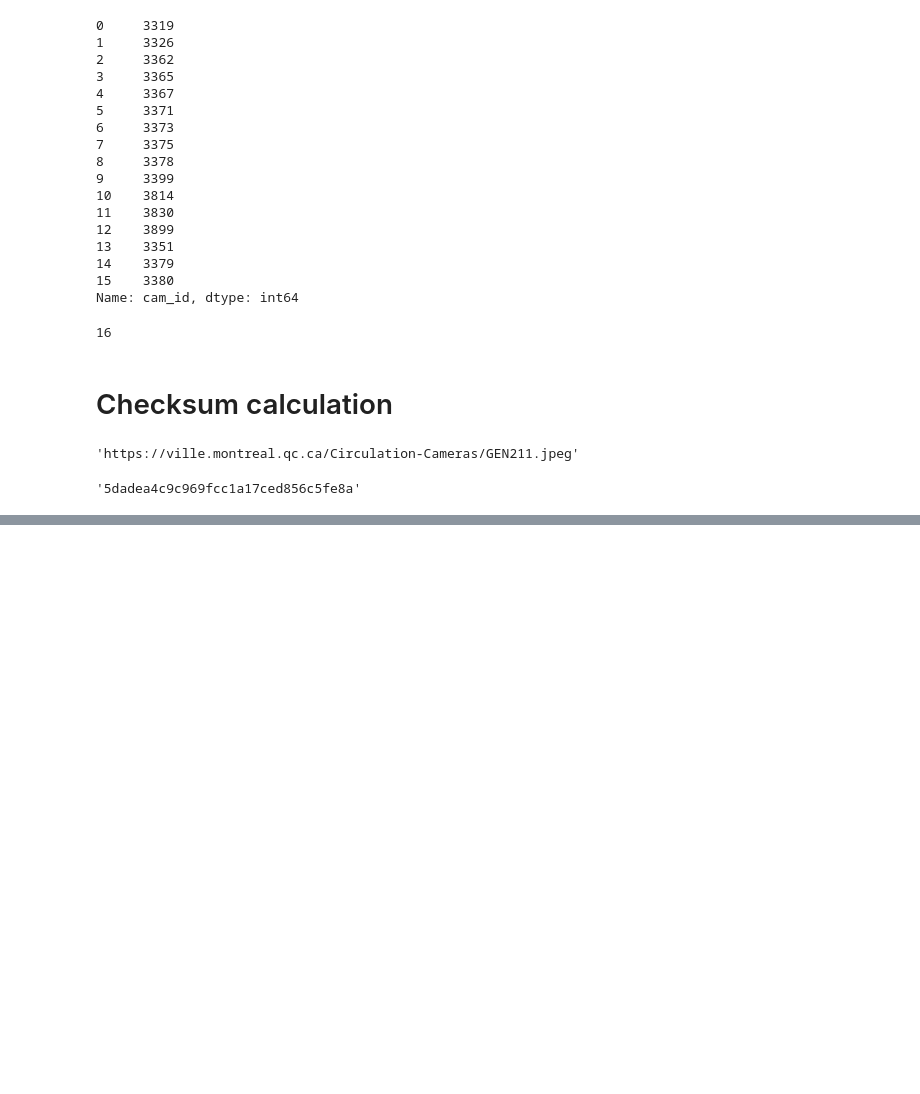
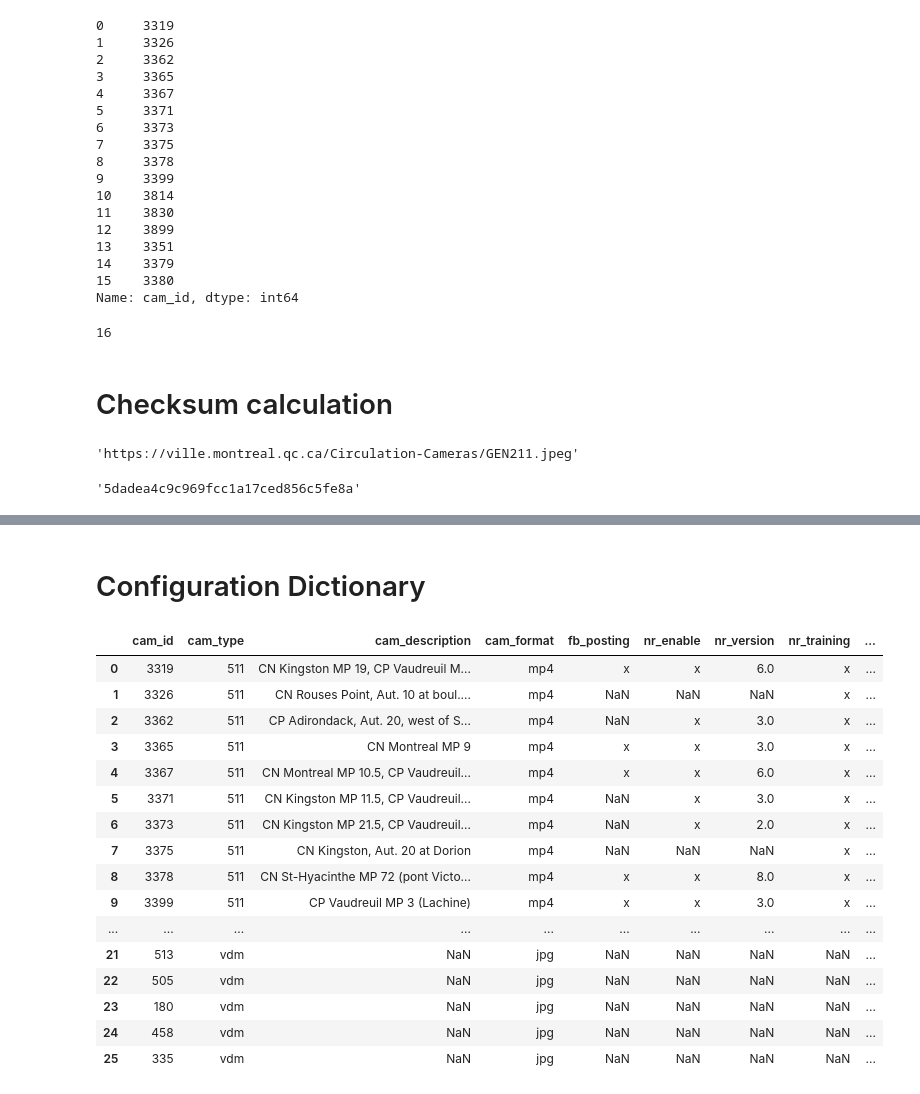
Before and after one commit to georgdenoix/AutomatedTrainSightings, a Jupyter notebook: TrainDetectorModel_Sandbox.ipynb, the cells around one changed output, grey strips where cells are left out. Cells and saved outputs as stored; diff of their text form; code cells hidden in the pictures; blank space fills up the shorter version.

```diff
--- a/TrainDetectorModel_Sandbox.ipynb
+++ b/TrainDetectorModel_Sandbox.ipynb
@@ -740,0 +808,2 @@ hashlib.md5(open(data_file_name, 'rb').read()).hexdigest()
+# %% [markdown]
+# Configuration Dictionary
@@ -740,0 +814,25 @@ hashlib.md5(open(data_file_name, 'rb').read()).hexdigest()
+# %%
+root_folder = 'C:\\Users\\georg\\Pictures\\TrainDetector'
+configuration_file = 'train_detection_configuration.csv'
+# %%
+configuration_pd = pd.read_csv(os.path.join(root_folder, configuration_file), encoding = "ISO-8859-1")
+# %%
+configuration_pd
+# %% [output]
+|  | cam_id | cam_type | cam_description | cam_format | fb_posting | nr_enable | nr_version | nr_training | ... |
+| 0 | 3319 | 511 | CN Kingston MP 19, CP Vaudreuil M... | mp4 | x | x | 6.0 | x | ... |
+| 1 | 3326 | 511 | CN Rouses Point, Aut. 10 at boul.... | mp4 | NaN | NaN | NaN | x | ... |
+| 2 | 3362 | 511 | CP Adirondack, Aut. 20, west of S... | mp4 | NaN | x | 3.0 | x | ... |
+| 3 | 3365 | 511 | CN Montreal MP 9 | mp4 | x | x | 3.0 | x | ... |
+| 4 | 3367 | 511 | CN Montreal MP 10.5, CP Vaudreuil... | mp4 | x | x | 6.0 | x | ... |
+| 5 | 3371 | 511 | CN Kingston MP 11.5, CP Vaudreuil... | mp4 | NaN | x | 3.0 | x | ... |
+| 6 | 3373 | 511 | CN Kingston MP 21.5, CP Vaudreuil... | mp4 | NaN | x | 2.0 | x | ... |
+| 7 | 3375 | 511 | CN Kingston, Aut. 20 at Dorion | mp4 | NaN | NaN | NaN | x | ... |
+| 8 | 3378 | 511 | CN St-Hyacinthe MP 72 (pont Victo... | mp4 | x | x | 8.0 | x | ... |
+| 9 | 3399 | 511 | CP Vaudreuil MP 3 (Lachine) | mp4 | x | x | 3.0 | x | ... |
+| ... | ... | ... | ... | ... | ... | ... | ... | ... | ... |
+| 21 | 513 | vdm | NaN | jpg | NaN | NaN | NaN | NaN | ... |
+| 22 | 505 | vdm | NaN | jpg | NaN | NaN | NaN | NaN | ... |
+| 23 | 180 | vdm | NaN | jpg | NaN | NaN | NaN | NaN | ... |
+| 24 | 458 | vdm | NaN | jpg | NaN | NaN | NaN | NaN | ... |
+| 25 | 335 | vdm | NaN | jpg | NaN | NaN | NaN | NaN | ... |
```
Also changed, not shown: parts of 21 cells of this notebook, 2 other files.
